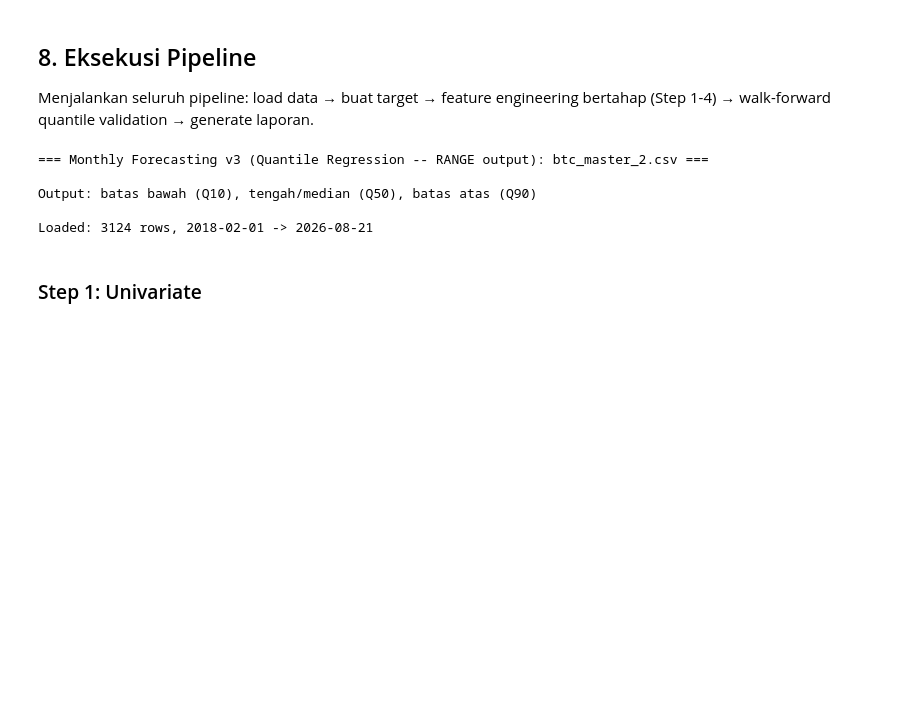
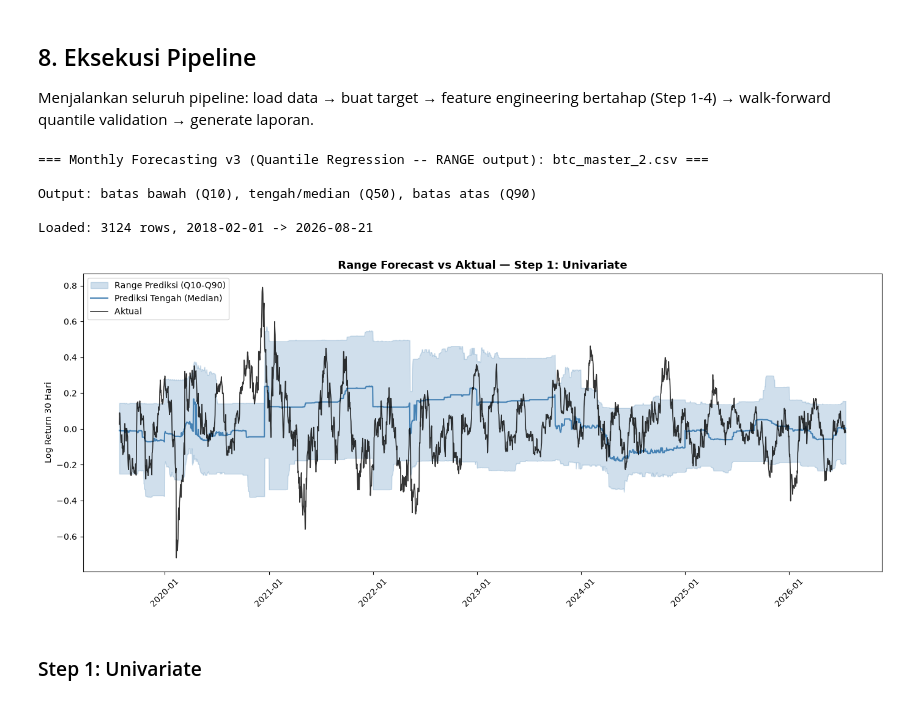
Before and after one commit to christoverhendri/bitcoin-iris, a Jupyter notebook: bitcoin iris/baseline_v3_xgboost_quantile.ipynb, the cells around one changed output. Drawn from its saved outputs; the diff is of its cells as text; code cells hidden in the pictures; blank space fills up the shorter version.

```diff
--- a/bitcoin iris/baseline_v3_xgboost_quantile.ipynb
+++ b/bitcoin iris/baseline_v3_xgboost_quantile.ipynb
@@ -397,3 +452,7 @@ Loaded: 3124 rows, 2018-02-01 -> 2026-08-21
+# %%
+plot_fan_chart(df1, feat1, "target_log_return_30d", "Step 1: Univariate", n_splits=5, quantiles_dict=QUANTILES)
+# %% [output]
+[figure, added]
 # %% [markdown]
 ### Step 1: Univariate
 # %%
```
Also changed, not shown: parts of 7 cells of this notebook.
